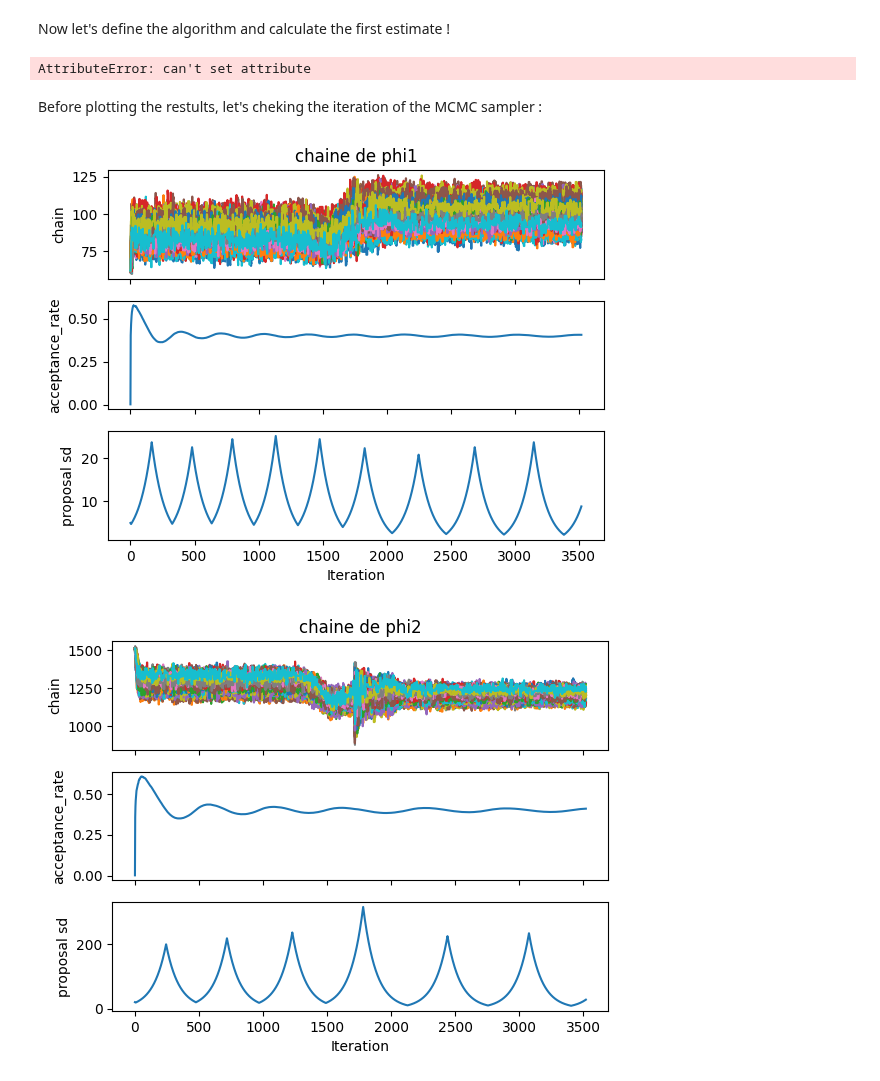
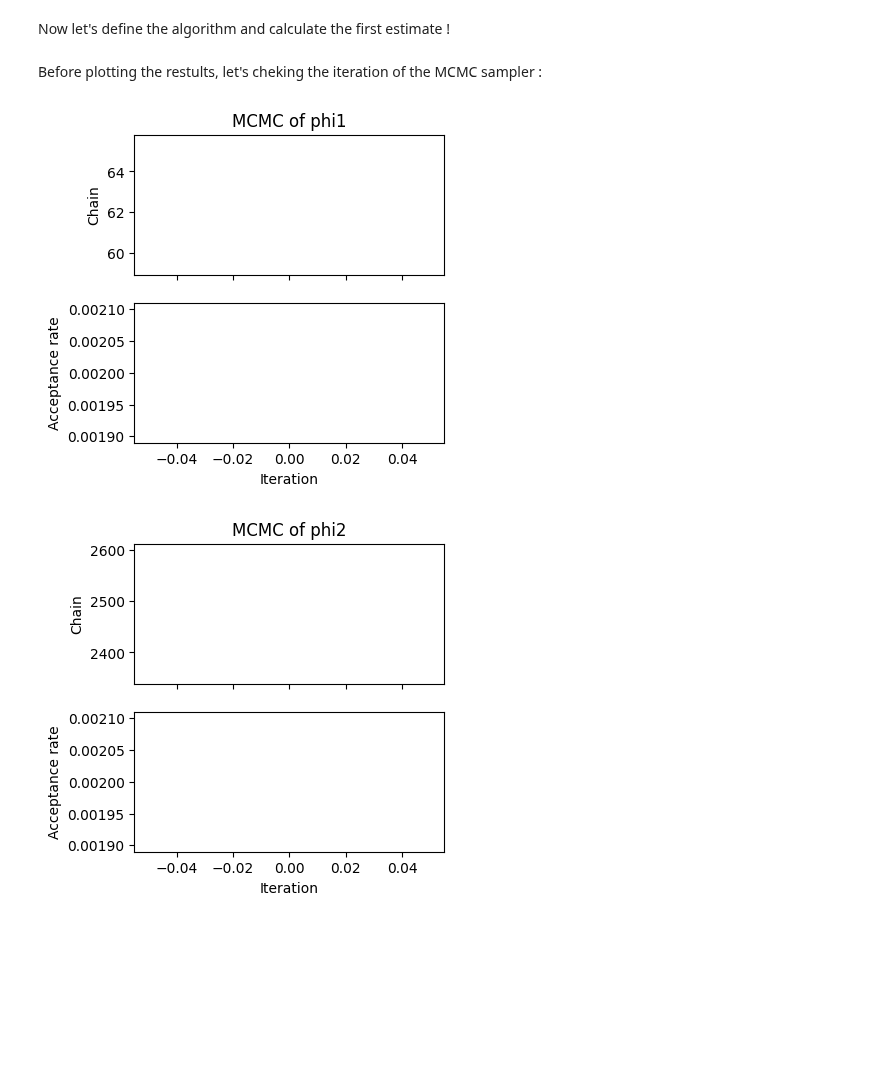
Before and after one commit to caillebotteAntoine/sdg4varselect, a Jupyter notebook: examples/tutorial.ipynb, the cells around one changed output. Cells and saved outputs as stored; diff of their text form; code cells hidden in the pictures; blank space fills up the shorter version.

Commit message:
add plotting function to the package

```diff
--- a/examples/tutorial.ipynb
+++ b/examples/tutorial.ipynb
@@ -138,17 +144,16 @@ FIM = preconditioner.Fisher()
 algo = SGD_Prec(FIM)
 algo.init_mcmc(myModel, sd={"phi1": 5, "phi2": 20})
 
-prngkey_theta, prngkey = jrd.split(jrd.PRNGKey(0))
-theta0 = 0.2 * jrd.normal(prngkey_theta, shape=(myModel.parametrization.size,))
-algo.set_seed(prngkey)
-res = algo.fit(myModel, myobs, theta0)
+# prngkey_theta, prngkey = jrd.split(jrd.PRNGKey(0))
+# theta0 = 0.2 * jrd.normal(prngkey_theta, shape=(myModel.parametrization.size,))
+# algo.set_seed(prngkey)
+# res = algo.fit(myModel, myobs, theta0)
-# %% [output]
-AttributeError: can't set attribute
 # %% [markdown]
 Before plotting the restults, let's cheking the iteration of the MCMC sampler :
 # %%
-sdgplt.plot_mcmc(algo.latent_variables)
+sdgplt.FIGSIZE = 4
+_ = sdgplt.plot_mcmc(algo)
 # %% [output]
-[figure, old version]
+[figure, new version]
-[figure, old version]
+[figure, new version]
 # %%
```
Also changed, not shown: parts of 6 cells of this notebook, 4 other files.
